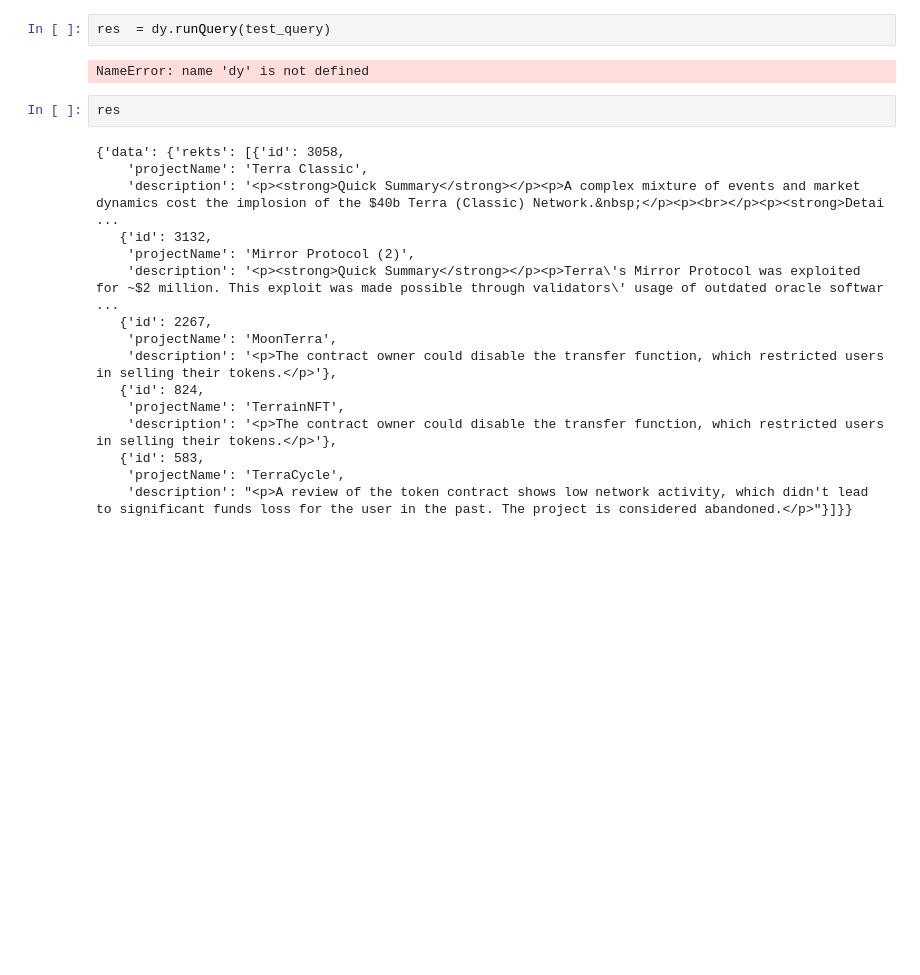
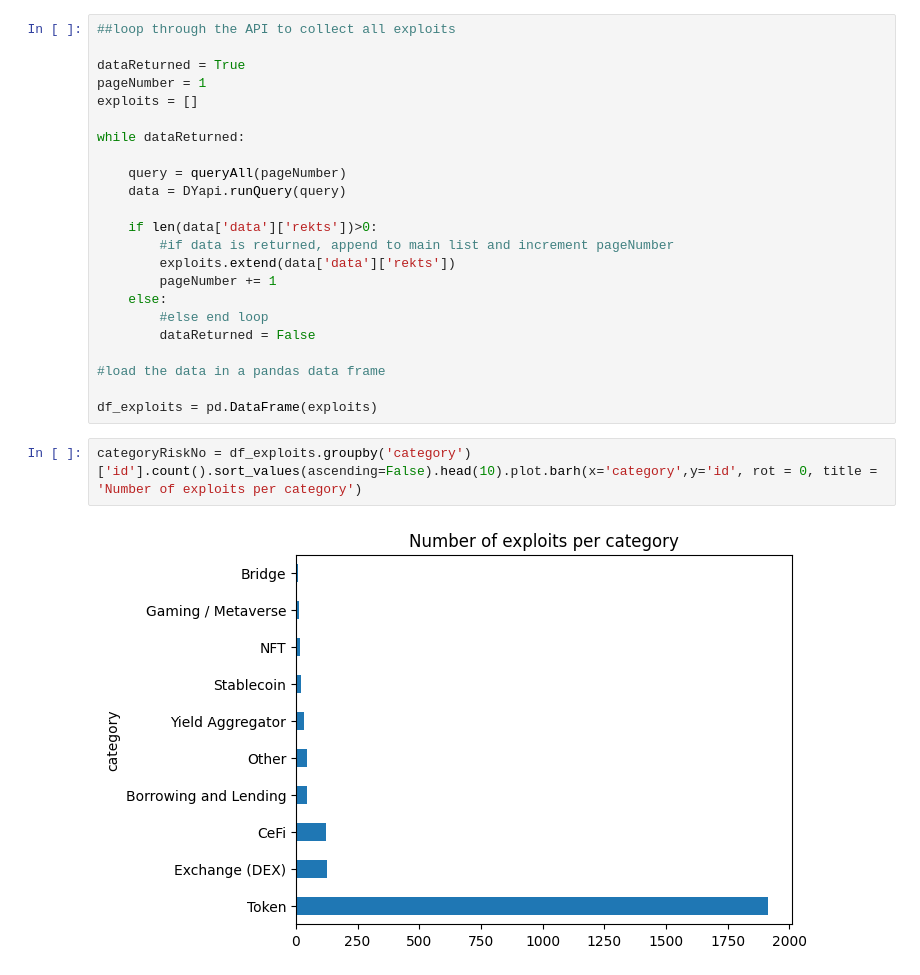
Before and after one commit to FrankMaseo/DY-rekt-analysis, a Jupyter notebook: rekt-db-analysis.ipynb, the cells around one changed output. Drawn from its saved outputs; the diff is of its cells as text; blank space fills up the shorter version.

Commit message:
Notebook updates: main risk vectors overview

```diff
--- a/rekt-db-analysis.ipynb
+++ b/rekt-db-analysis.ipynb
@@ -20,22 +31,27 @@ test_query = """
 # %%
-res  = dy.runQuery(test_query)
+##loop through the API to collect all exploits
+
+dataReturned = True
+pageNumber = 1
+exploits = []
+
+while dataReturned:
+
+    query = queryAll(pageNumber)
+    data = DYapi.runQuery(query)
+
+    if len(data['data']['rekts'])>0:
+        #if data is returned, append to main list and increment pageNumber
+        exploits.extend(data['data']['rekts'])
+        pageNumber += 1
+    else:
+        #else end loop
+        dataReturned = False
+
+#load the data in a pandas data frame
+
+df_exploits = pd.DataFrame(exploits)
-# %% [output]
-NameError: name 'dy' is not defined
-# %%
-res
-# %% [output]
-{'data': {'rekts': [{'id': 3058,
-    'projectName': 'Terra Classic',
-    'description': '<p><strong>Quick Summary</strong></p><p>A complex mixture of events and market dynamics cost the implosion of the $40b Terra (Classic) Network.&nbsp;</p><p><br></p><p><strong>Detai ...
-   {'id': 3132,
-    'projectName': 'Mirror Protocol (2)',
-    'description': '<p><strong>Quick Summary</strong></p><p>Terra\'s Mirror Protocol was exploited for ~$2 million. This exploit was made possible through validators\' usage of outdated oracle softwar ...
-   {'id': 2267,
-    'projectName': 'MoonTerra',
-    'description': '<p>The contract owner could disable the transfer function, which restricted users in selling their tokens.</p>'},
-   {'id': 824,
-    'projectName': 'TerrainNFT',
-    'description': '<p>The contract owner could disable the transfer function, which restricted users in selling their tokens.</p>'},
-   {'id': 583,
-    'projectName': 'TerraCycle',
-    'description': "<p>A review of the token contract shows low network activity, which didn't lead to significant funds loss for the user in the past. The project is considered abandoned.</p>"}]}}
+# %%
+categoryRiskNo = df_exploits.groupby('category')['id'].count().sort_values(ascending=False).head(10).plot.barh(x='category',y='id', rot = 0, title = 'Number of exploits per category')
+# %% [output]
+[figure, added]
```
Also changed, not shown: parts of 11 cells of this notebook, 1 other file.
